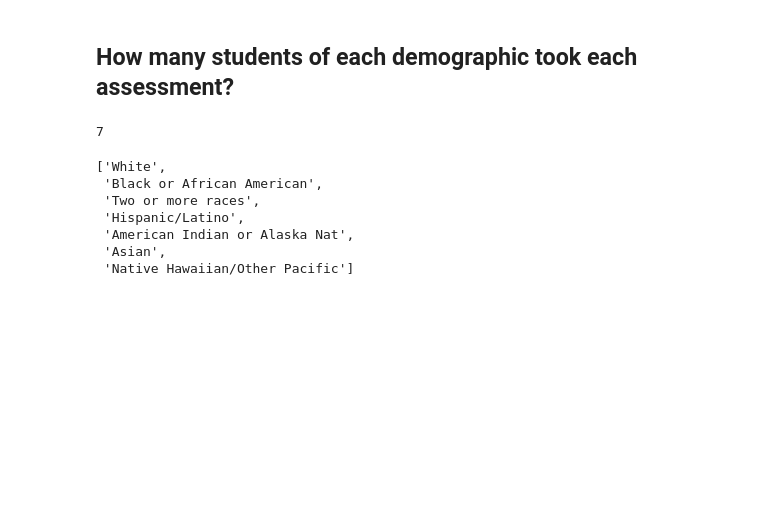
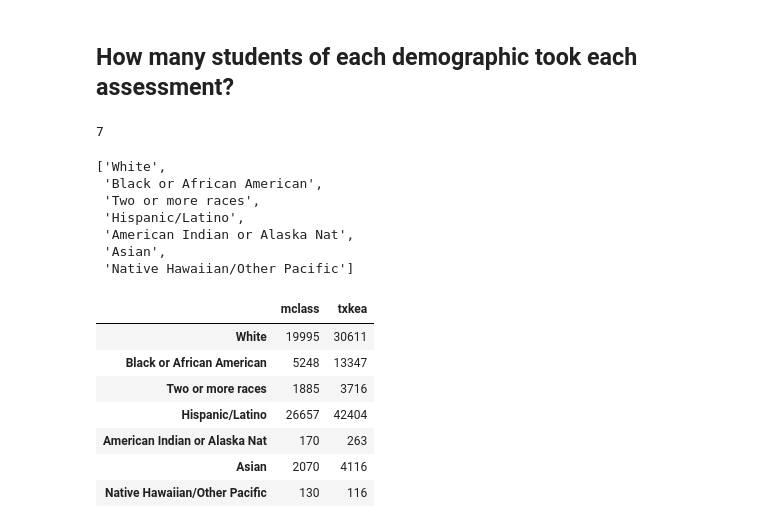
Before and after one commit to wherrickjr/tea_project, a Jupyter notebook: Data/tea_test.ipynb, the cells around one changed output. Drawn from its saved outputs; the diff is of its cells as text; code cells hidden in the pictures; blank space fills up the shorter version.

```diff
--- a/Data/tea_test.ipynb
+++ b/Data/tea_test.ipynb
@@ -220,0 +236,11 @@ visited
+# %%
+ethnicity_graph
+# %% [output]
+|  | mclass | txkea |
+| White | 19995 | 30611 |
+| Black or African American | 5248 | 13347 |
+| Two or more races | 1885 | 3716 |
+| Hispanic/Latino | 26657 | 42404 |
+| American Indian or Alaska Nat | 170 | 263 |
+| Asian | 2070 | 4116 |
+| Native Hawaiian/Other Pacific | 130 | 116 |
```
Also changed, not shown: parts of 19 cells of this notebook.
